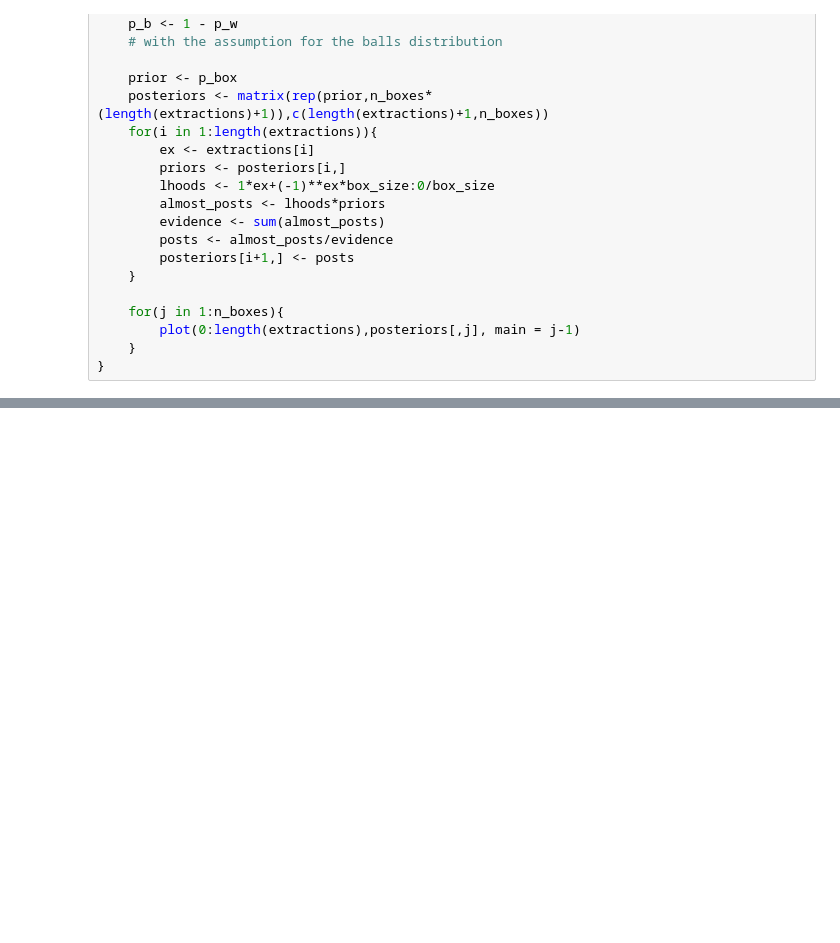
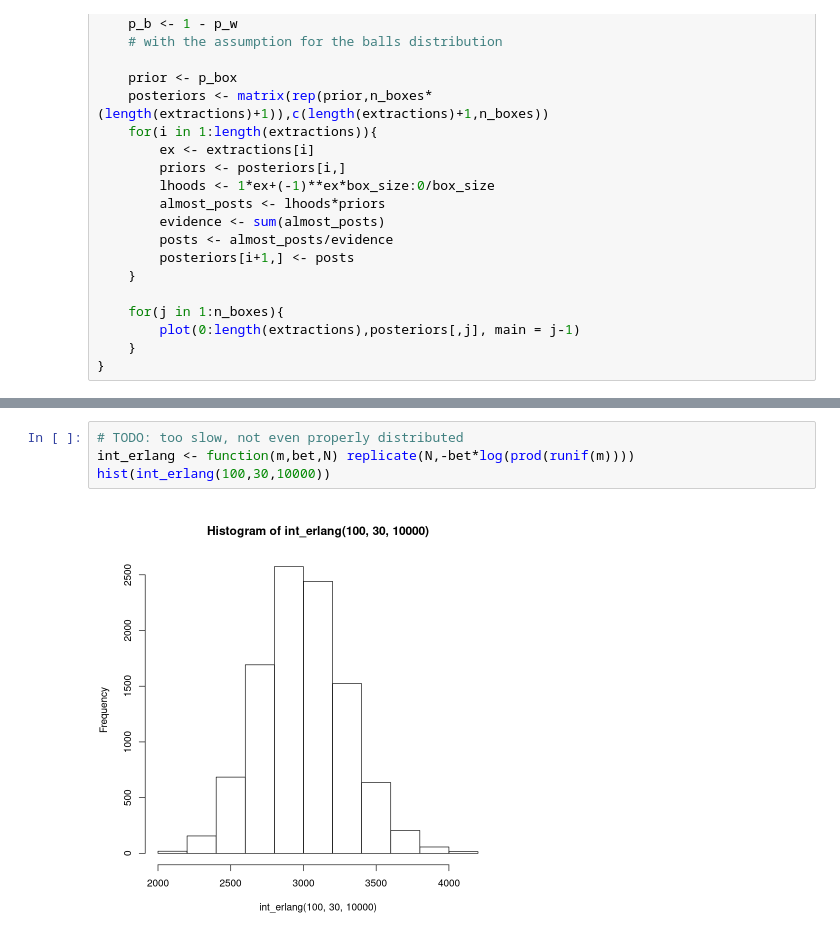
Before and after one commit to eigen-carmona/AdvStats, a Jupyter notebook: lab4/ex4.ipynb, the cells around one changed output, grey strips where cells are left out. Saved outputs shown, nothing was run; the diff lists cells and outputs as text; blank space fills up the shorter version.

```diff
--- a/lab4/ex4.ipynb
+++ b/lab4/ex4.ipynb
@@ -89,0 +89,6 @@ function (FUN, ..., MoreArgs = NULL, SIMPLIFY = TRUE, USE.NAMES = TRUE)
+# %%
+# TODO: too slow, not even properly distributed
+int_erlang <- function(m,bet,N) replicate(N,-bet*log(prod(runif(m))))
+hist(int_erlang(100,30,10000))
+# %% [output]
+[figure, added]
```
Also changed, not shown: parts of 5 cells of this notebook.
